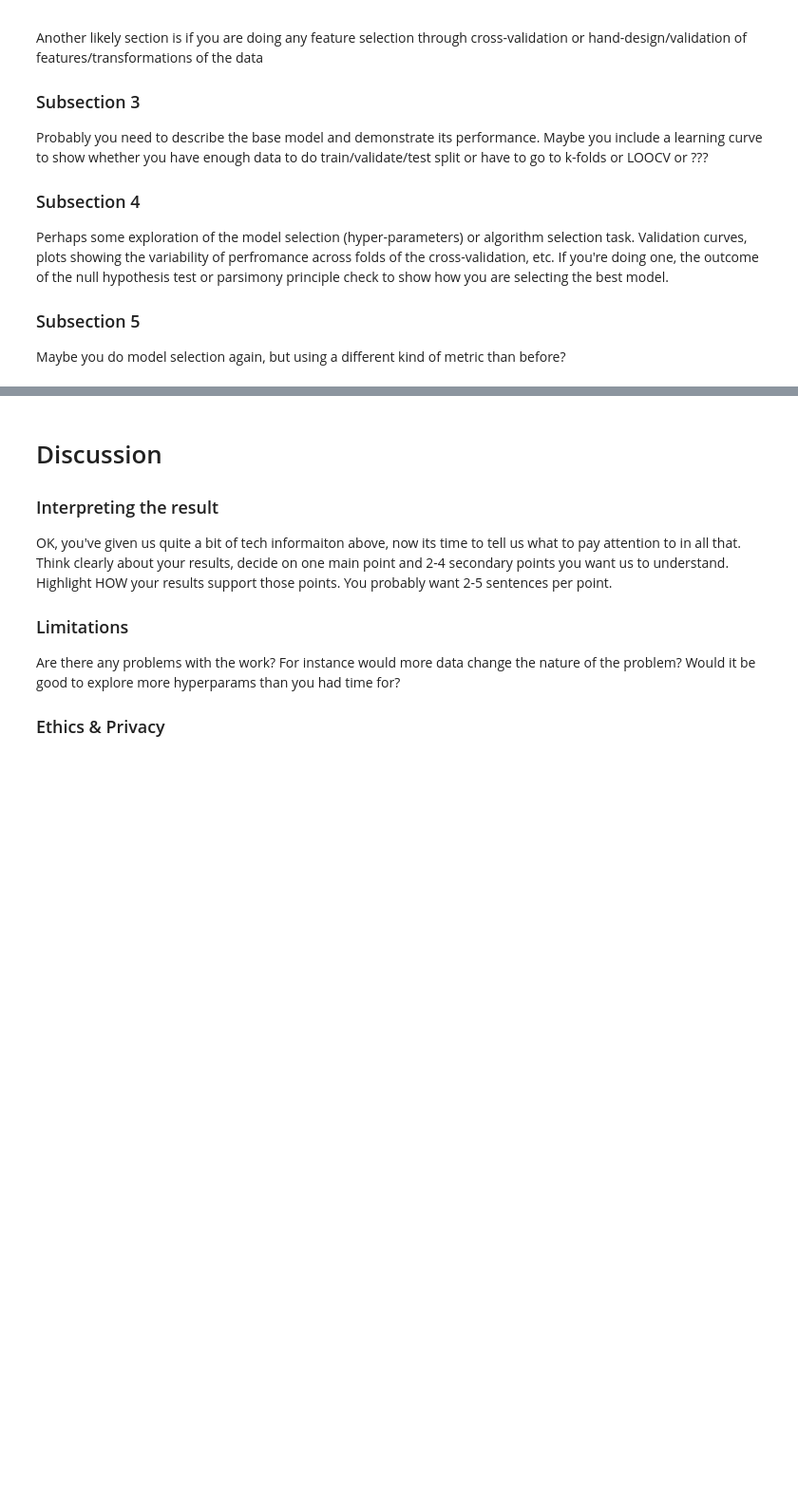
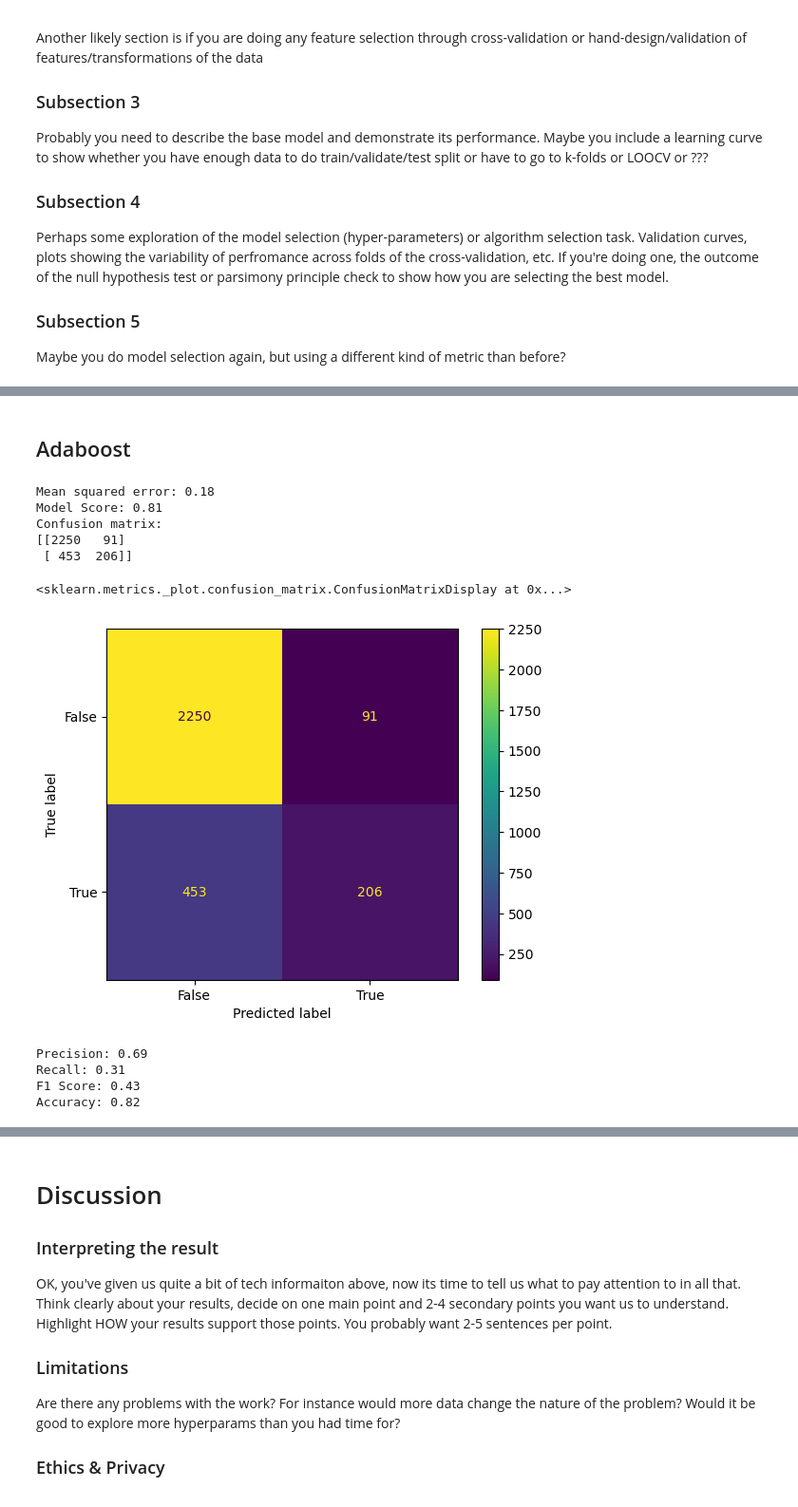
Before and after one commit to COGS118A/Group026-SP23, a Jupyter notebook: FinalProject_Group026-SP23.ipynb, the cells around one changed output, grey strips where cells are left out. Shown at 95% size. Drawn from its saved outputs; the diff is of its cells as text; code cells hidden in the pictures; blank space fills up the shorter version.

```diff
--- a/FinalProject_Group026-SP23.ipynb
+++ b/FinalProject_Group026-SP23.ipynb
@@ -197,0 +333,42 @@ Maybe you do model selection again, but using a different kind of metric than be
+# %% [markdown]
+## Adaboost
+# %%
+adaboost = AdaBoostClassifier()
+
+adaboost.fit(X_train, y_train)
+
+y_pred = adaboost.predict(X_test)
+
+print('Mean squared error: %.2f' % metrics.mean_squared_error(y_test, y_pred))
+print("Model Score: %.2f" % model.score(X_test, y_test))
+
+print('Confusion matrix:')
+print(confusion_matrix(y_test, y_pred))
+
+cm = confusion_matrix(y_test, y_pred)
+ConfusionMatrixDisplay(cm,display_labels = [False, True]).plot()
+# %% [output]
+Mean squared error: 0.18
+Model Score: 0.81
+Confusion matrix:
+[[2250   91]
+ [ 453  206]]
+<sklearn.metrics._plot.confusion_matrix.ConfusionMatrixDisplay at 0x...>
+[figure, added]
+# %%
+print('Precision: %.2f'
+      % precision_score(y_test, y_pred))
+
+print('Recall: %.2f'
+      % recall_score(y_test, y_pred))
+
+print('F1 Score: %.2f'
+      % f1_score(y_test, y_pred))
+
+print("Accuracy: %.2f"
+      % accuracy_score(y_test, y_pred))
+# %% [output]
+Precision: 0.69
+Recall: 0.31
+F1 Score: 0.43
+Accuracy: 0.82
```
Also changed, not shown: parts of 14 cells of this notebook.
